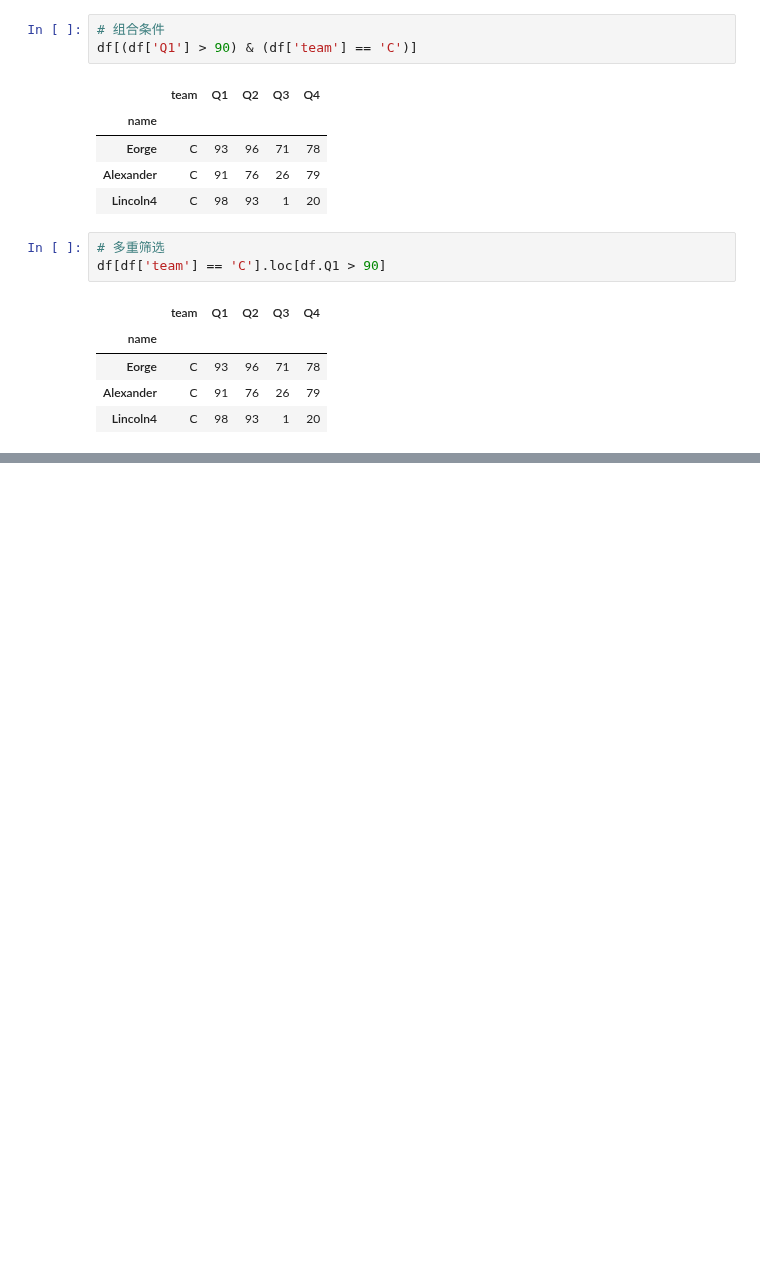
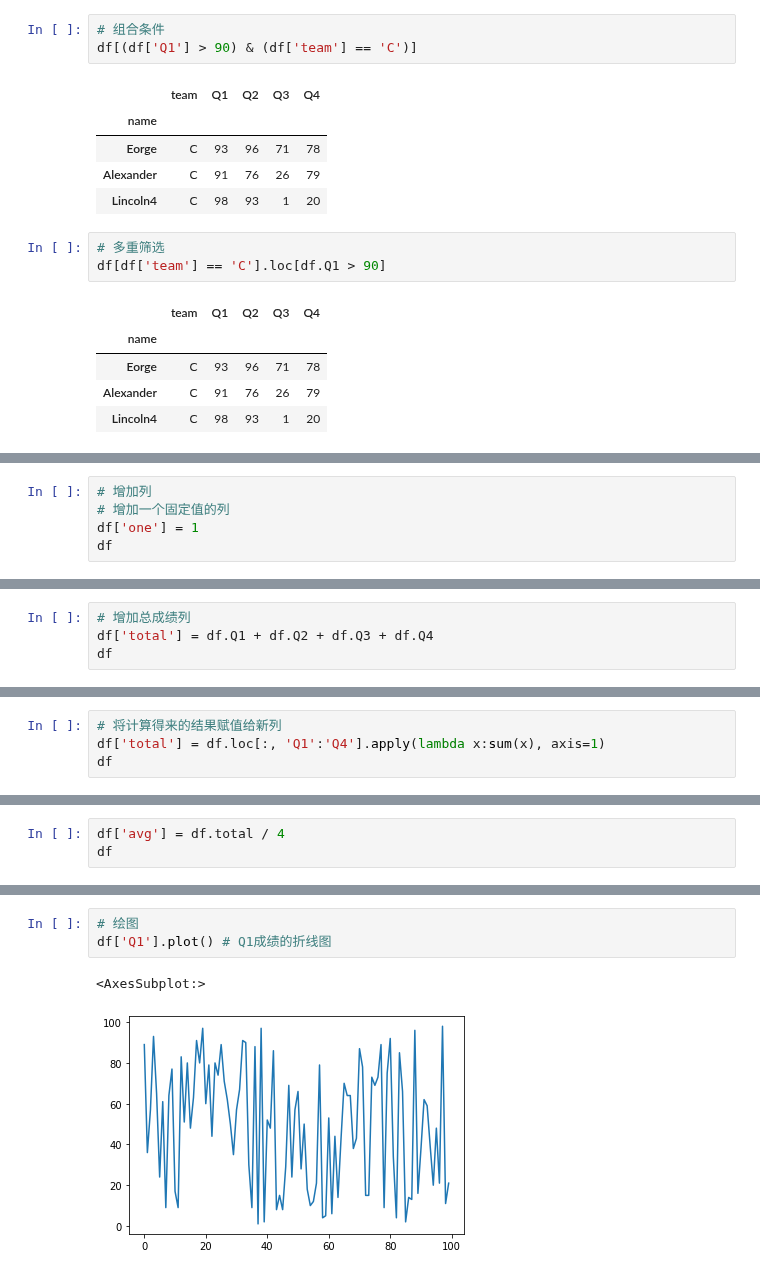
Before and after one commit to Yellow-BringtEast/python-study, a Jupyter notebook: pandas/chapter_one.ipynb, the cells around one changed output, grey strips where cells are left out. Drawn from its saved outputs; the diff is of its cells as text; blank space fills up the shorter version.

```diff
--- a/pandas/chapter_one.ipynb
+++ b/pandas/chapter_one.ipynb
@@ -273,0 +409,5 @@ df[df['team'] == 'C'].loc[df.Q1 > 90]
+# %%
+# 增加列
+# 增加一个固定值的列
+df['one'] = 1
+df
@@ -273,0 +428,4 @@ df[df['team'] == 'C'].loc[df.Q1 > 90]
+# %%
+# 增加总成绩列
+df['total'] = df.Q1 + df.Q2 + df.Q3 + df.Q4
+df
@@ -273,0 +446,4 @@ df[df['team'] == 'C'].loc[df.Q1 > 90]
+# %%
+# 将计算得来的结果赋值给新列
+df['total'] = df.loc[:, 'Q1':'Q4'].apply(lambda x:sum(x), axis=1)
+df
@@ -273,0 +464,3 @@ df[df['team'] == 'C'].loc[df.Q1 > 90]
+# %%
+df['avg'] = df.total / 4
+df
@@ -273,0 +519,6 @@ df[df['team'] == 'C'].loc[df.Q1 > 90]
+# %%
+# 绘图
+df['Q1'].plot() # Q1成绩的折线图
+# %% [output]
+<AxesSubplot:>
+[figure, added]
```
Also changed, not shown: parts of 21 cells of this notebook.
